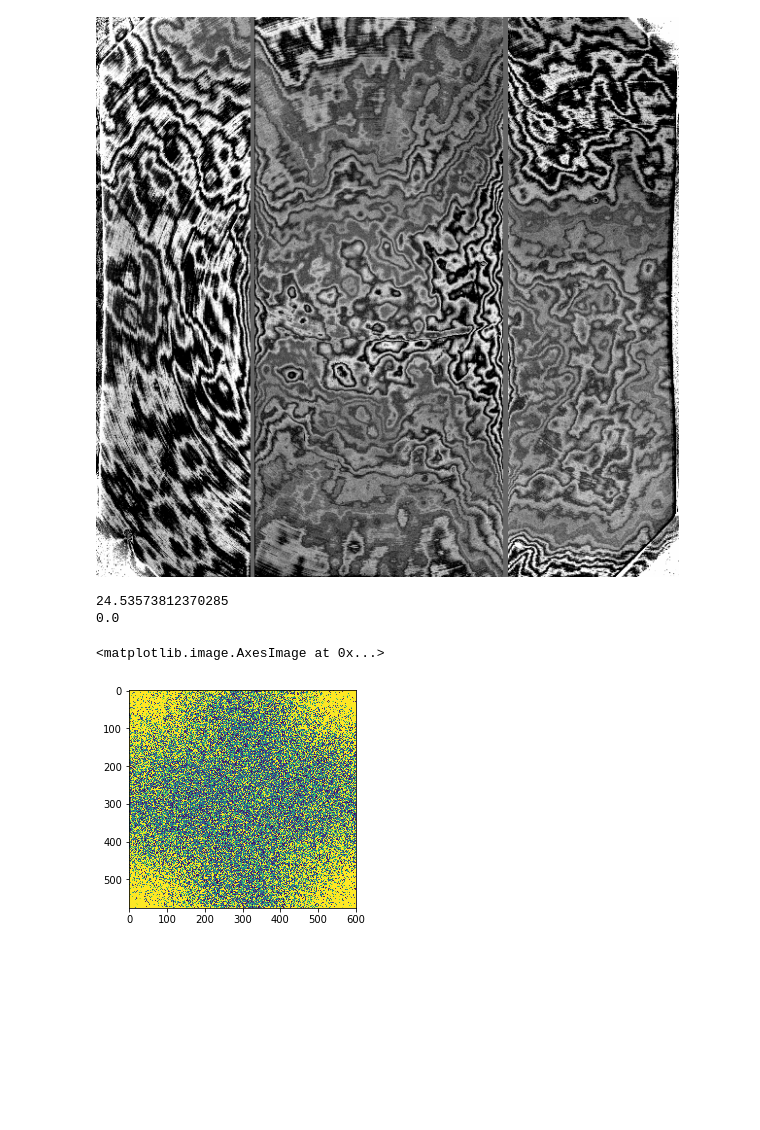
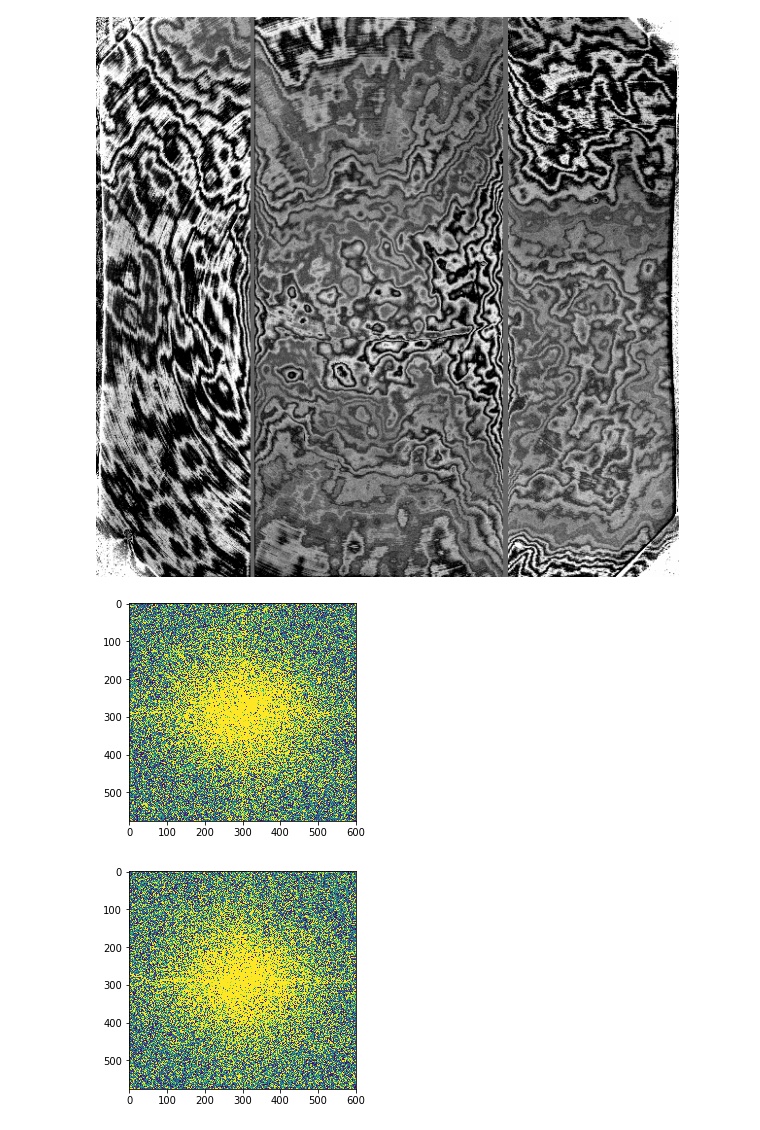
Before and after one commit to bbevan/myjupyternotebooks, a Jupyter notebook: FFT2 in Python - v2.ipynb, the cells around one changed output. Cells and saved outputs as stored; diff of their text form; code cells hidden in the pictures; blank space fills up the shorter version.

```diff
--- a/FFT2 in Python - v2.ipynb
+++ b/FFT2 in Python - v2.ipynb
@@ -24,31 +24,37 @@ Image("/home/brandon/Pictures/GSzfringe.gif")
 # %%
 f = numpy.fft.fft2(im, norm="ortho") #remember, if you do filtering on the fft2, this is the one you'd work with
 # %%
+def fftreal(f):
+    return f.real
+
+def fftimag(f):
+    return f.imag
+
+
+
 # Prepare for viewing
 
 # This will convert complex numbers to floats and select the real and imaginary parts.
-
-fp = abs(f.real)
-pp = abs(f.imag)
+def viewfft2(f):
+    fp = abs(f)
 
 
-# The following two lines are for the sake of Histogram equalization. This is the dirtiest implementation imaginable.
-# We use the mean as the maximum value since the max of an fft2 is usually an outlier.
-mx = fp.mean()
-mn = fp.min()
-
-nx = pp.mean()
-nn = pp.min()
+    # The following two lines are for the sake of Histogram equalization. This is the dirtiest implementation imaginable.
+    # We use the mean as the maximum value since the max of an fft2 is usually an outlier.
+    mx = fp.mean()
+    mn = fp.min()
 
 
-print(nx)
-print(nn)
+    # Shift for viewing
+    fps = numpy.fft.fftshift(fp)
+
+    plt.imshow(fps, vmin=mn, vmax=mx)
+
+    plt.show()
-# %% [output]
-24.53573812370285
-0.0
-# %%
-# We need to tell imshow to use our minimum and "maximum"
-plt.imshow(fp, vmin=mn, vmax=mx)
-# %% [output]
-<matplotlib.image.AxesImage at 0x...>
-[figure, removed]
+# %%
+# go for it
+viewfft2(f.real)
+viewfft2(f.imag)
+# %% [output]
+[figure, added]
+[figure, added]
```
Also changed, not shown: parts of 9 cells of this notebook.
